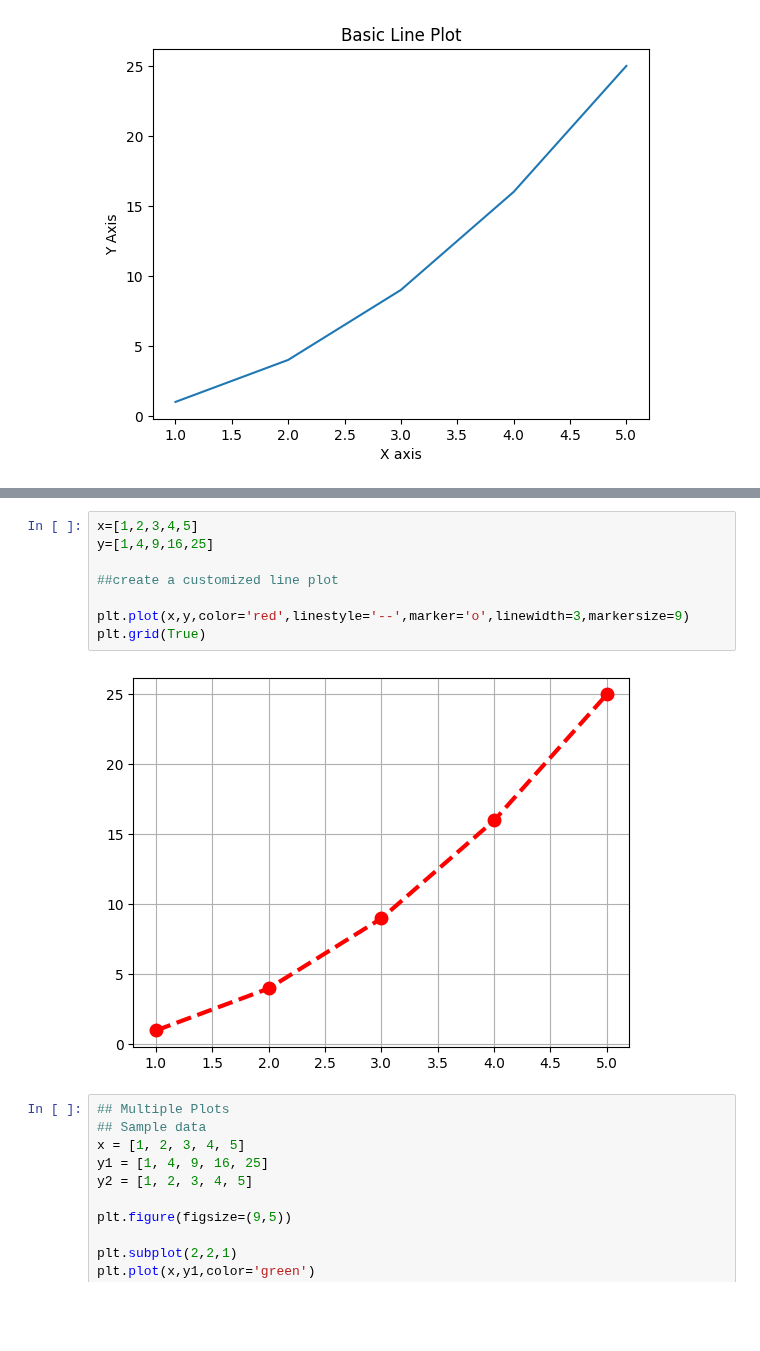
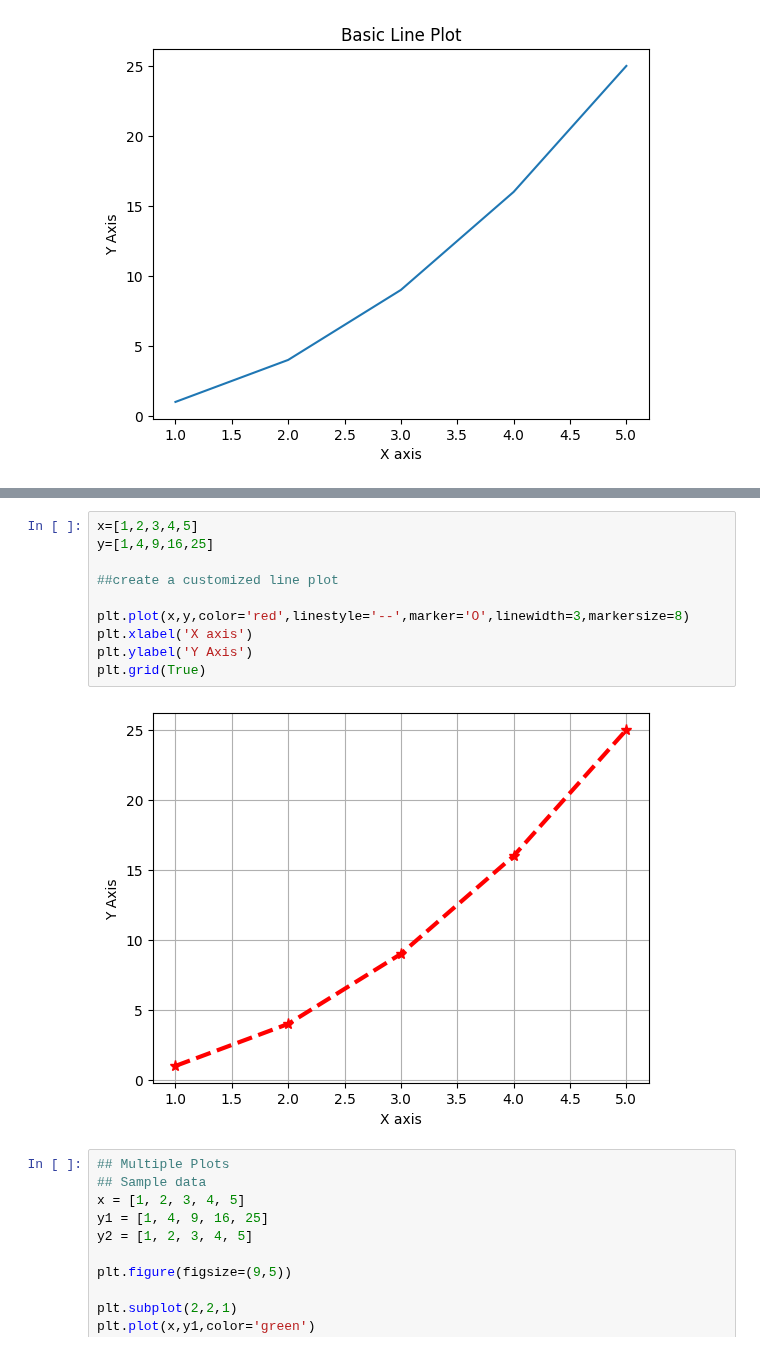
Before and after one commit to Atik203/Complete-Python-Learning, a Jupyter notebook: 10-Data Analysis With Python/10.5-matplotlib.ipynb, the cells around one changed output, grey strips where cells are left out. Drawn from its saved outputs; the diff is of its cells as text; blank space fills up the shorter version.

```diff
--- a/10-Data Analysis With Python/10.5-matplotlib.ipynb
+++ b/10-Data Analysis With Python/10.5-matplotlib.ipynb
@@ -33,13 +46,15 @@ plt.show()
 # %%
 x=[1,2,3,4,5]
 y=[1,4,9,16,25]
 
 ##create a customized line plot
 
-plt.plot(x,y,color='red',linestyle='--',marker='o',linewidth=3,markersize=9)
+plt.plot(x,y,color='red',linestyle='--',marker='O',linewidth=3,markersize=8)
+plt.xlabel('X axis')
+plt.ylabel('Y Axis')
 plt.grid(True)
 # %% [output]
-[figure, old version]
+[figure, new version]
 # %%
 ## Multiple Plots
 ## Sample data
```
Also changed, not shown: parts of 2 cells of this notebook.
